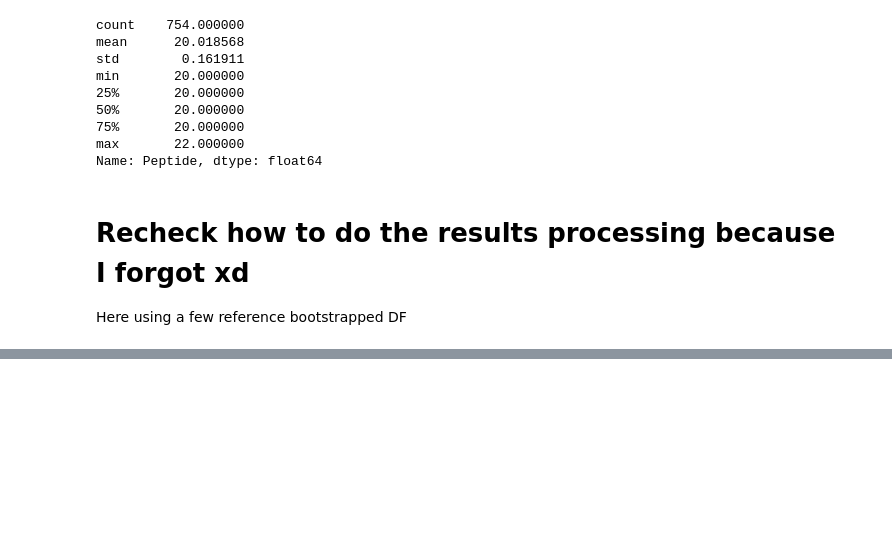
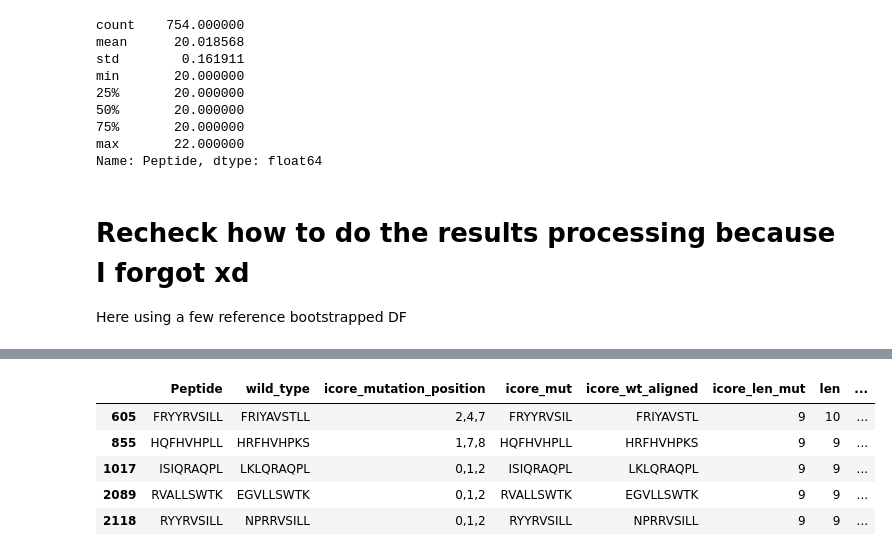
Before and after one commit to richieYT-wan/cedar, a Jupyter notebook: notebook/231017_new_data_and_review.ipynb, the cells around one changed output, grey strips where cells are left out. Cells and saved outputs as stored; diff of their text form; code cells hidden in the pictures; blank space fills up the shorter version.

```diff
--- a/notebook/231017_new_data_and_review.ipynb
+++ b/notebook/231017_new_data_and_review.ipynb
@@ -589,0 +535,4 @@ array(['PRIME', 'NEW_NEPDB', 'KCV', 'NEPDB', 'CEDAR'], dtype=object)
+# %%
+print('Removed PRIME overlap from NEPDB\n')
+for c in ['Axelf', 'HLAthenaE_rank', 'NNAlign_score_new', 'EL_rank_exp', 'mhcflurry_presentation_percentile', 'PRIME_score', 'Base Model', 'IEDB_score', 'Harmonic Model']:
+    print(c.replace('Harmonic Model','ICERFIRE'), round(roc_auc_score(new_nepdb['agg_label'], new_nepdb[c]), 4))
@@ -589,0 +551,5 @@ array(['PRIME', 'NEW_NEPDB', 'KCV', 'NEPDB', 'CEDAR'], dtype=object)
+# %%
+print('Using the full NEPDB dataset (with the PRIME overlap)\n')
+for c in ['Axelf', 'HLAthenaE_rank', 'NNAlign_score_new', 'EL_rank_exp', 'mhcflurry_presentation_percentile', 'PRIME_score', 'Base Model', 'IEDB_score', 'Harmonic Model']:
+    x = -1 if 'perc' in c or 'rank' in c else 1
+    print(c.replace('Harmonic Model','ICERFIRE'), round(roc_auc_score(benchmark['agg_label'], x*benchmark[c]), 4))
@@ -589,0 +605,10 @@ array(['PRIME', 'NEW_NEPDB', 'KCV', 'NEPDB', 'CEDAR'], dtype=object)
+# %%
+cedar_9mers.query('n_muts==3')[['Peptide','wild_type','icore_mutation_position', 'icore_mut','icore_wt_aligned',
+                                                     'icore_len_mut','len','icore_len_wt']]
+# %% [output]
+|  | Peptide | wild_type | icore_mutation_position | icore_mut | icore_wt_aligned | icore_len_mut | len | ... |
+| 605 | FRYYRVSILL | FRIYAVSTLL | 2,4,7 | FRYYRVSIL | FRIYAVSTL | 9 | 10 | ... |
+| 855 | HQFHVHPLL | HRFHVHPKS | 1,7,8 | HQFHVHPLL | HRFHVHPKS | 9 | 9 | ... |
+| 1017 | ISIQRAQPL | LKLQRAQPL | 0,1,2 | ISIQRAQPL | LKLQRAQPL | 9 | 9 | ... |
+| 2089 | RVALLSWTK | EGVLLSWTK | 0,1,2 | RVALLSWTK | EGVLLSWTK | 9 | 9 | ... |
+| 2118 | RYYRVSILL | NPRRVSILL | 0,1,2 | RYYRVSILL | NPRRVSILL | 9 | 9 | ... |
```
Also changed, not shown: parts of 34 cells of this notebook, 2 other files.
